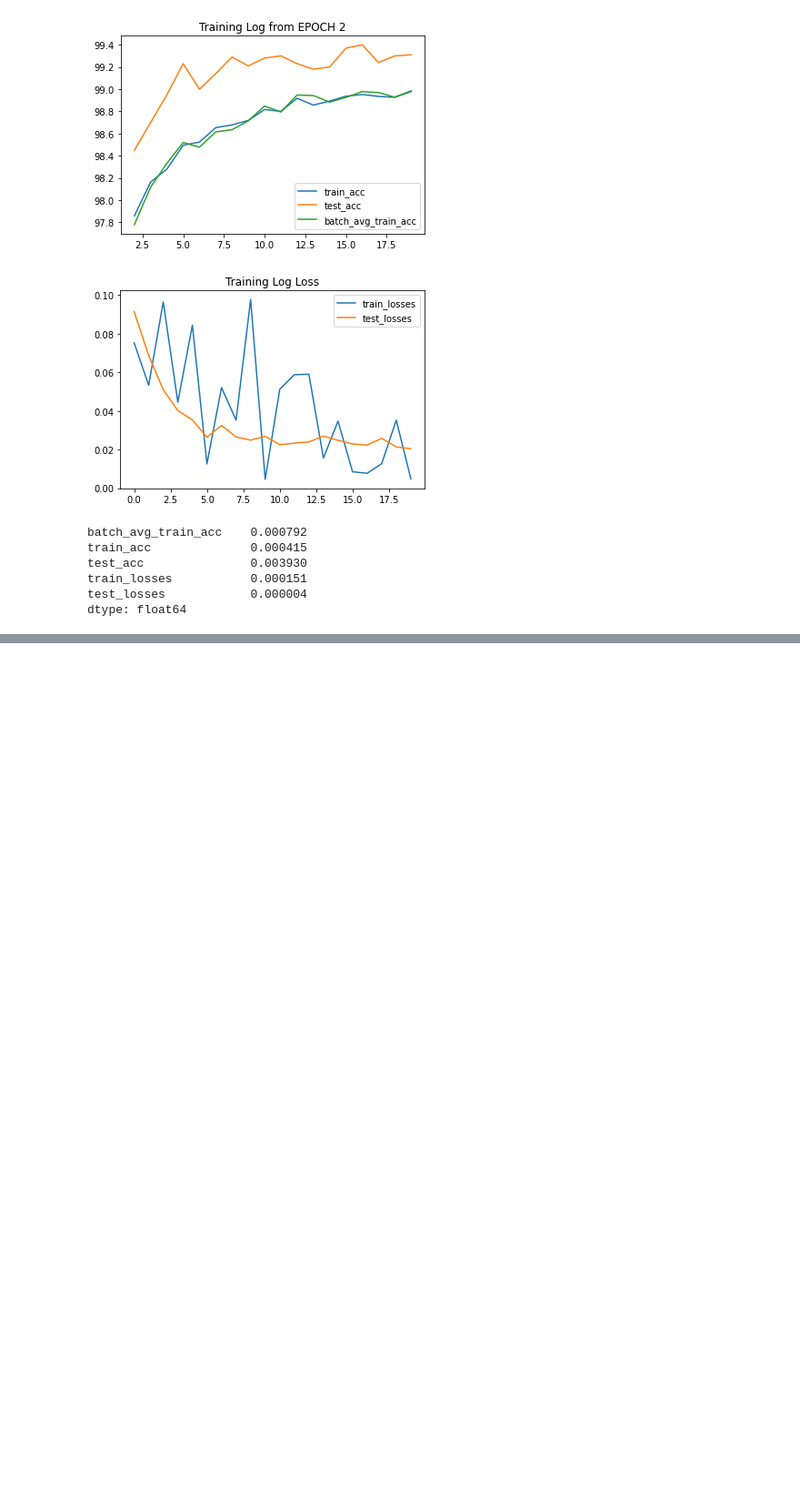
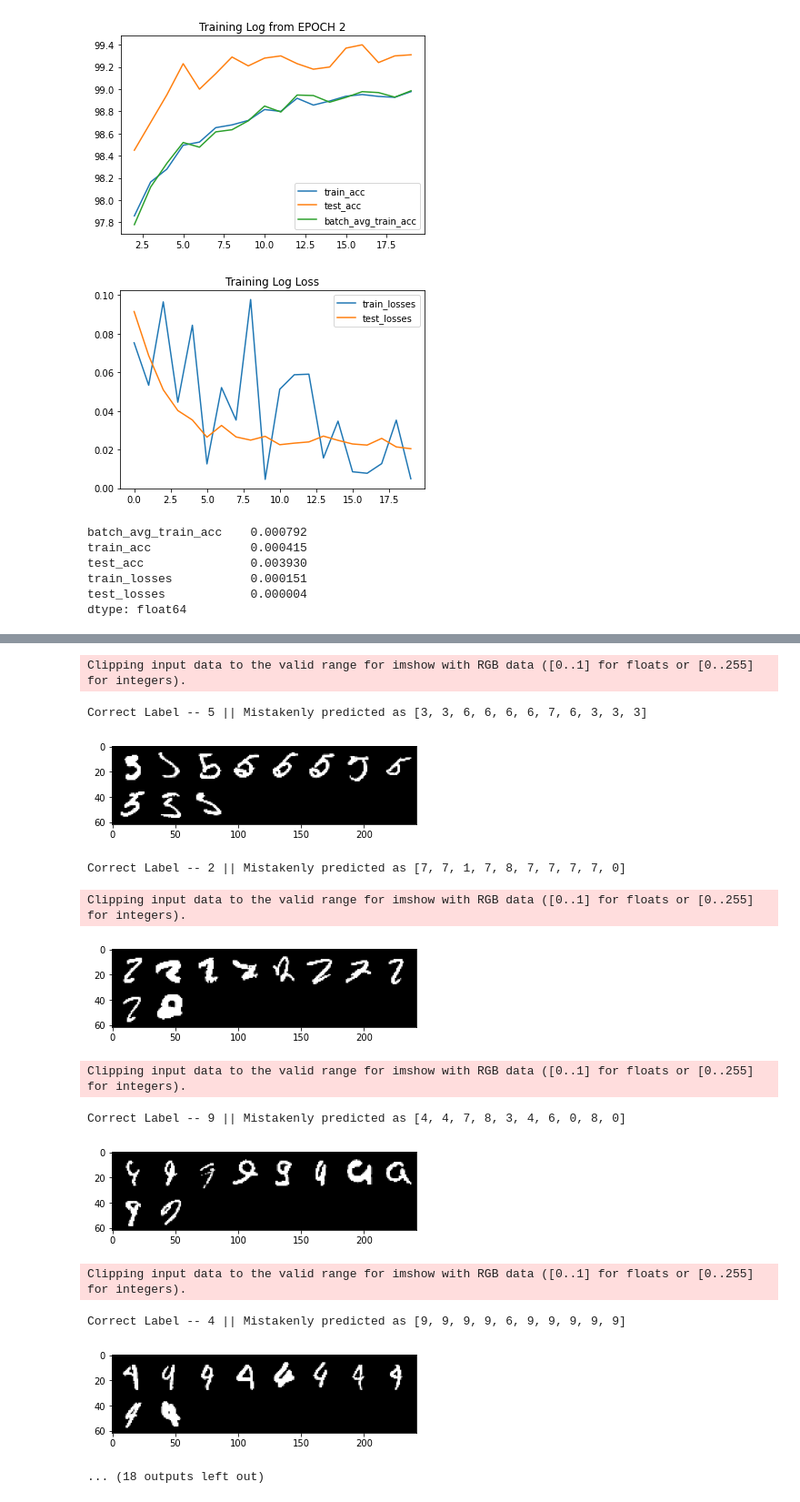
Before and after one commit to eva-6-3/Session_5_assignment, a Jupyter notebook: experiment_2/Experiment_2.ipynb, the cells around one changed output, grey strips where cells are left out. Shown at 91% size. Cells and saved outputs as stored; diff of their text form; code cells hidden in the pictures; blank space fills up the shorter version.

Commit message:
visualize errors in labeling

```diff
--- a/experiment_2/Experiment_2.ipynb
+++ b/experiment_2/Experiment_2.ipynb
@@ -413,0 +472,3 @@ dtype: float64
+# %%
+mskts = pd.DataFrame(Counter(wrong_correct).most_common(), columns=['number', 'number of times prediction error'])
+mskts
@@ -413,0 +487,31 @@ dtype: float64
+# %%
+for select_num in mskts['number']:
+  # select_num = 9
+  img_data_temp = []
+  wps = []
+  for wc, wp, wi in zip(wrong_correct, wrong_predicted, wrong_image_data):
+    if wc == select_num:
+      wps.append(wp)
+      img_data_temp.append(wi)
+
+  wrong_images_temp = torch.stack(img_data_temp)
+  print()
+  print(f"Correct Label -- {select_num} || Mistakenly predicted as {wps}")
+
+  grid_img = torchvision.utils.make_grid(wrong_images_temp)
+  plt.imshow(grid_img.permute(1, 2, 0))
+  plt.show()
+# %% [output]
+Clipping input data to the valid range for imshow with RGB data ([0..1] for floats or [0..255] for integers).
+Correct Label -- 5 || Mistakenly predicted as [3, 3, 6, 6, 6, 6, 7, 6, 3, 3, 3]
+[figure, added]
+Correct Label -- 2 || Mistakenly predicted as [7, 7, 1, 7, 8, 7, 7, 7, 7, 0]
+Clipping input data to the valid range for imshow with RGB data ([0..1] for floats or [0..255] for integers).
+[figure, added]
+Clipping input data to the valid range for imshow with RGB data ([0..1] for floats or [0..255] for integers).
+Correct Label -- 9 || Mistakenly predicted as [4, 4, 7, 8, 3, 4, 6, 0, 8, 0]
+[figure, added]
+Clipping input data to the valid range for imshow with RGB data ([0..1] for floats or [0..255] for integers).
+Correct Label -- 4 || Mistakenly predicted as [9, 9, 9, 9, 6, 9, 9, 9, 9, 9]
+[figure, added]
+... (18 outputs left out)
```
Also changed, not shown: parts of 6 cells of this notebook.
